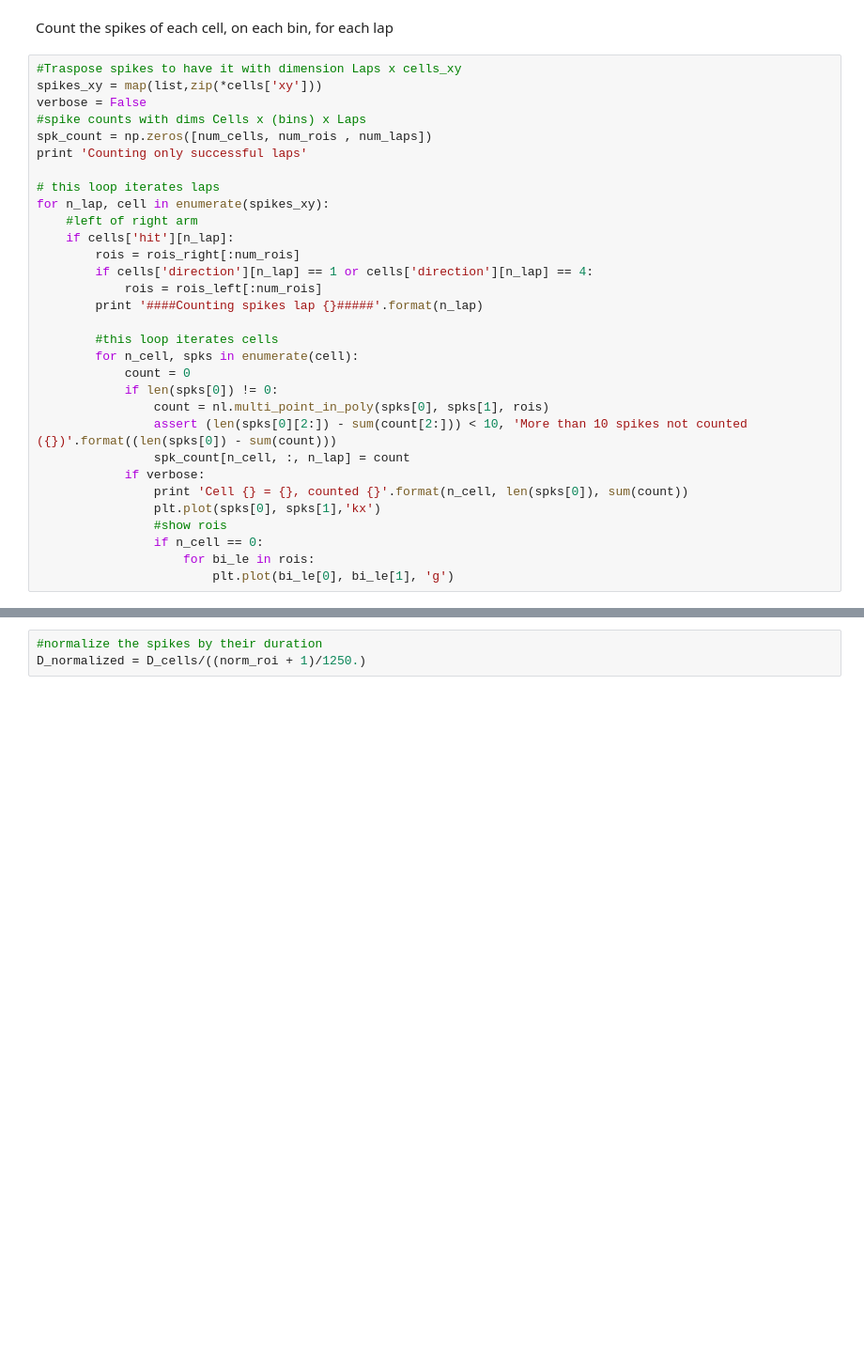
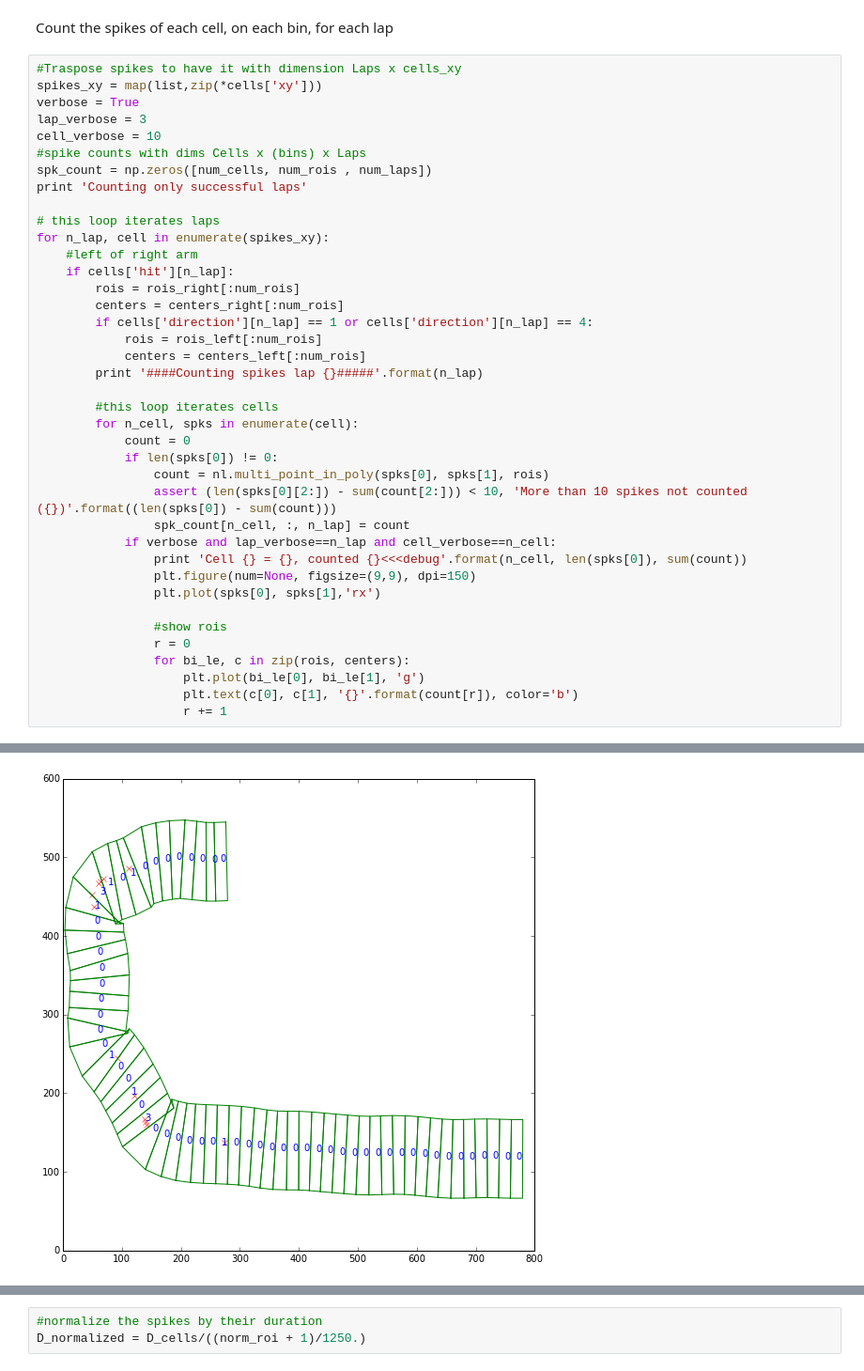
Before and after one commit to rubenpinzon/Wigner-Pattern, a Jupyter notebook: Spatial_segmentation.ipynb, the cells around one changed output, grey strips where cells are left out. Shown at 94% size. Cells and saved outputs as stored; diff of their text form; blank space fills up the shorter version.

```diff
--- a/Spatial_segmentation.ipynb
+++ b/Spatial_segmentation.ipynb
@@ -85,7 +87,9 @@ Count the spikes of each cell, on each bin, for each lap
 # %%
 #Traspose spikes to have it with dimension Laps x cells_xy
 spikes_xy = map(list,zip(*cells['xy']))
-verbose = False
+verbose = True
+lap_verbose = 3
+cell_verbose = 10
 #spike counts with dims Cells x (bins) x Laps
 spk_count = np.zeros([num_cells, num_rois , num_laps])
 print 'Counting only successful laps'
@@ -95,8 +99,10 @@ for n_lap, cell in enumerate(spikes_xy):
     #left of right arm
     if cells['hit'][n_lap]:
         rois = rois_right[:num_rois]
+        centers = centers_right[:num_rois]
         if cells['direction'][n_lap] == 1 or cells['direction'][n_lap] == 4:
             rois = rois_left[:num_rois]
+            centers = centers_left[:num_rois]
         print '####Counting spikes lap {}#####'.format(n_lap)
 
         #this loop iterates cells
@@ -106,13 +112,17 @@ for n_lap, cell in enumerate(spikes_xy):
                 count = nl.multi_point_in_poly(spks[0], spks[1], rois)
                 assert (len(spks[0][2:]) - sum(count[2:])) < 10, 'More than 10 spikes not counted ({})'.format((len(spks[0]) - sum(count)))
                 spk_count[n_cell, :, n_lap] = count
-            if verbose:
-                print 'Cell {} = {}, counted {}'.format(n_cell, len(spks[0]), sum(count))
-                plt.plot(spks[0], spks[1],'kx')
+            if verbose and lap_verbose==n_lap and cell_verbose==n_cell:
+                print 'Cell {} = {}, counted {}<<<debug'.format(n_cell, len(spks[0]), sum(count))
+                plt.figure(num=None, figsize=(9,9), dpi=150)
+                plt.plot(spks[0], spks[1],'rx')
+
                 #show rois
-                if n_cell == 0:
-                    for bi_le in rois:
-                        plt.plot(bi_le[0], bi_le[1], 'g')
+                r = 0
+                for bi_le, c in zip(rois, centers):
+                    plt.plot(bi_le[0], bi_le[1], 'g')
+                    plt.text(c[0], c[1], '{}'.format(count[r]), color='b')
+                    r += 1
 # %% [output]
 Counting only successful laps
 ####Counting spikes lap 1#####
@@ -130,7 +140,8 @@ Counting only successful laps
 ####Counting spikes lap 24#####
 ####Counting spikes lap 25#####
 ####Counting spikes lap 26#####
 ####Counting spikes lap 27#####
+[figure, added]
 # %%
 all_spks = spk_count.reshape([num_cells, -1])
 keep_cells = np.mean(all_spks,axis=1) > 0.01
```
Also changed, not shown: parts of 10 cells of this notebook, 1 other file.
